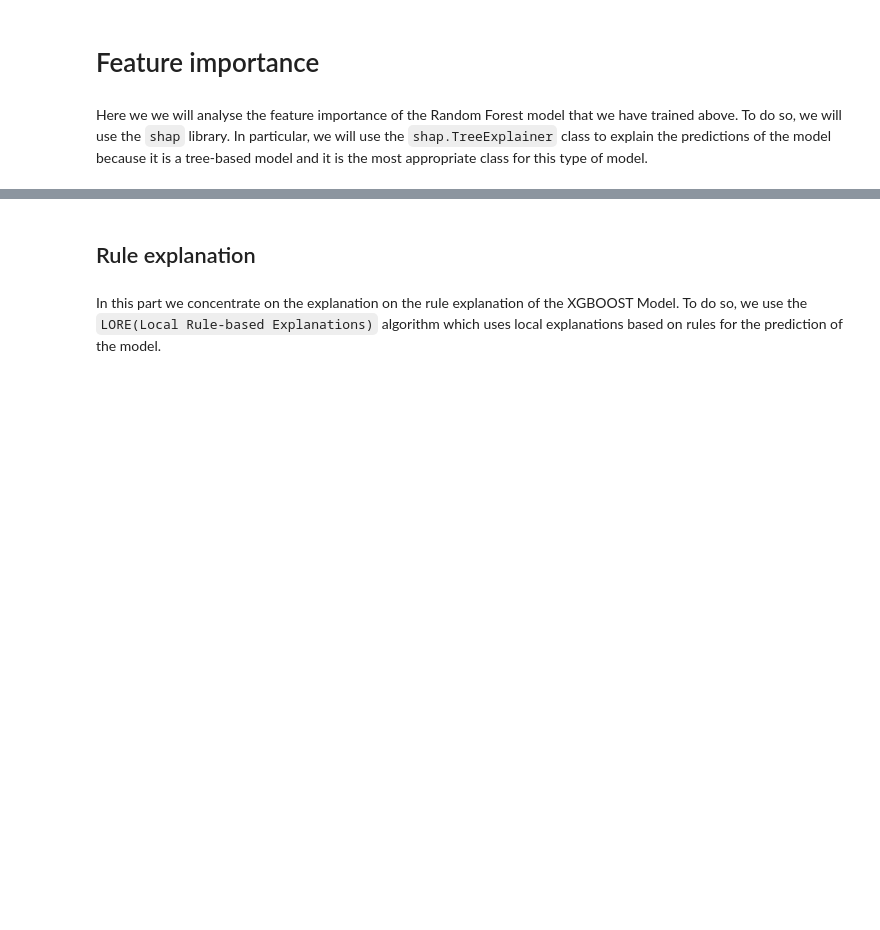
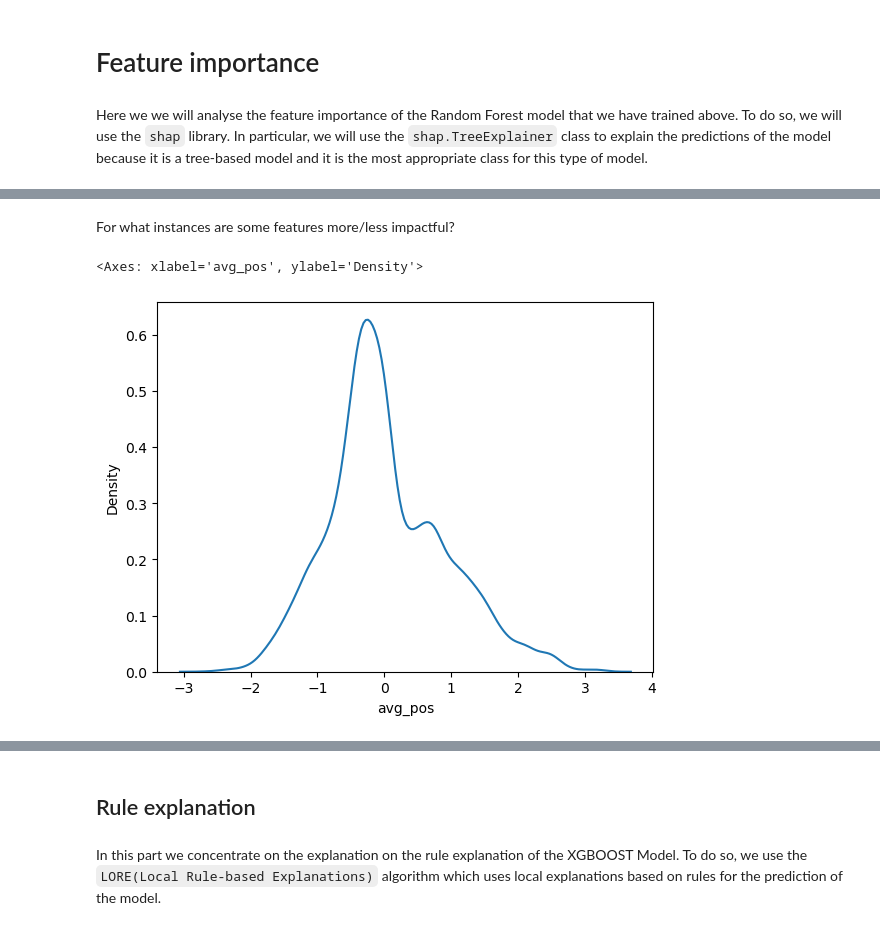
Before and after one commit to DadeOrsu/dm_project24_group_6, a Jupyter notebook: src/task5_xai/xgbc_explanation.ipynb, the cells around one changed output, grey strips where cells are left out. Cells and saved outputs as stored; diff of their text form; code cells hidden in the pictures; blank space fills up the shorter version.

```diff
--- a/src/task5_xai/xgbc_explanation.ipynb
+++ b/src/task5_xai/xgbc_explanation.ipynb
@@ -160,0 +165,3 @@ Other features like `difficulty_score` and and `career_duration` have a lower im
+# %%
+interventional_explanations_df = pd.DataFrame(interventional_explanations.values, columns=train_data.columns.tolist())
+interventional_explanations_df.describe().drop("count", axis="rows")
@@ -160,0 +177,8 @@ Other features like `difficulty_score` and and `career_duration` have a lower im
+# %% [markdown]
+For what instances are some features more/less impactful?
+# %%
+feature_of_interest = "avg_pos"
+seaborn.kdeplot(interventional_explanations_df, x=feature_of_interest)
+# %% [output]
+<Axes: xlabel='avg_pos', ylabel='Density'>
+[figure, added]
```
Also changed, not shown: parts of 33 cells of this notebook.
